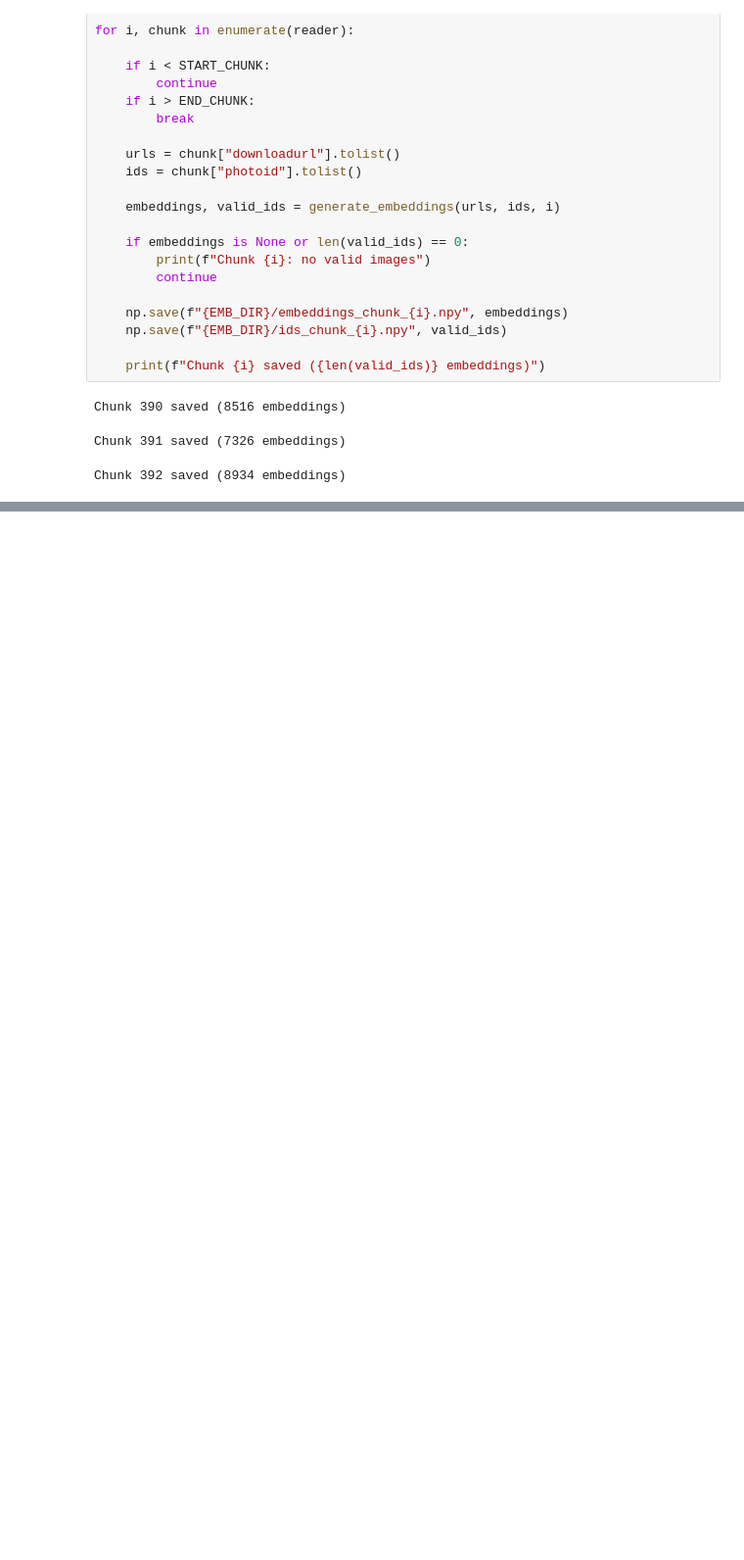
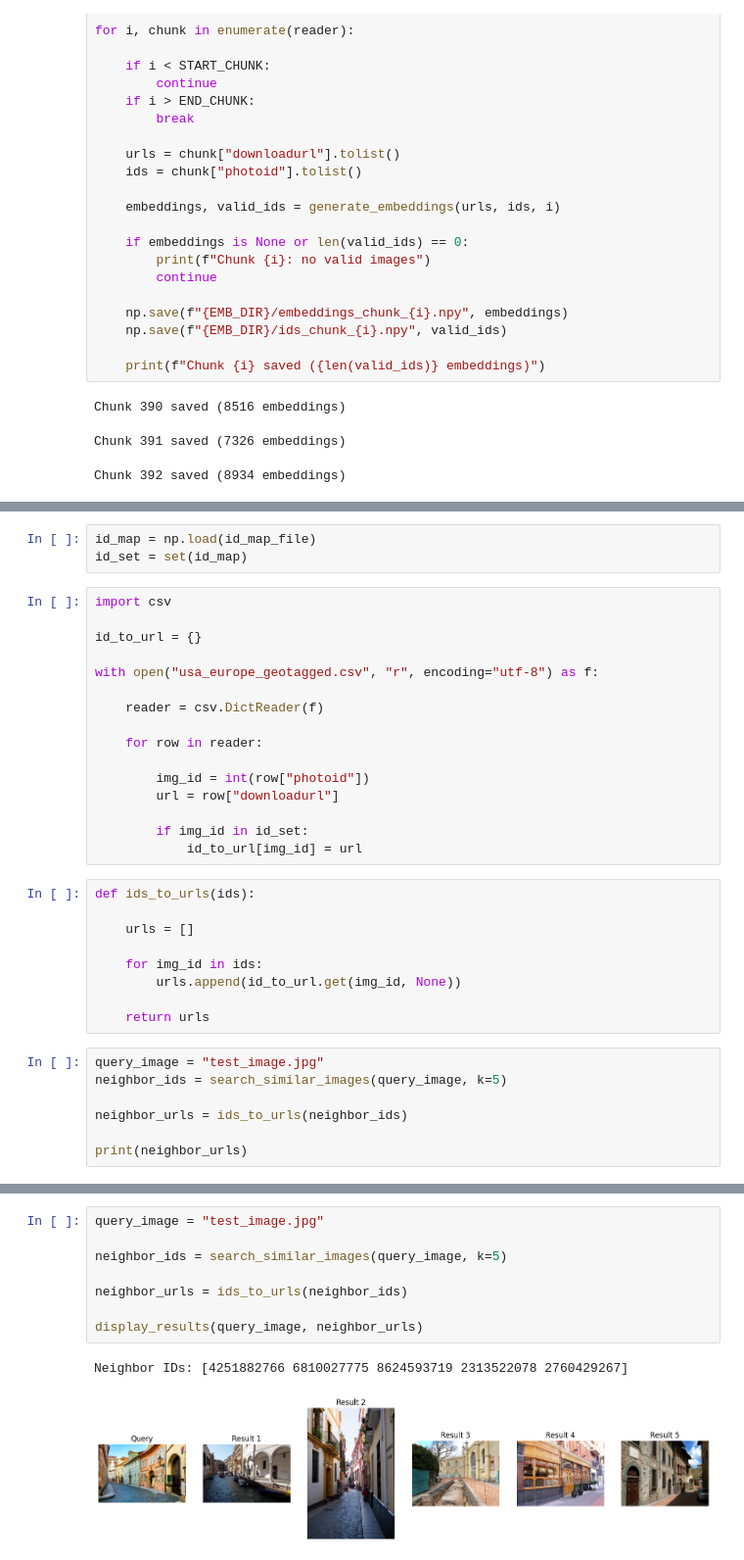
Before and after one commit to AyushModi-byte/Smart-Recommendation-System, a Jupyter notebook: Visual_Embeddings_3.ipynb, the cells around one changed output, grey strips where cells are left out. Shown at 98% size. Drawn from its saved outputs; the diff is of its cells as text; blank space fills up the shorter version.

Commit message:
completed visual feature extraction

```diff
--- a/Visual_Embeddings_3.ipynb
+++ b/Visual_Embeddings_3.ipynb
@@ -173,0 +356,35 @@ Chunk 392 saved (8934 embeddings)
+# %%
+id_map = np.load(id_map_file)
+id_set = set(id_map)
+# %%
+import csv
+
+id_to_url = {}
+
+with open("usa_europe_geotagged.csv", "r", encoding="utf-8") as f:
+
+    reader = csv.DictReader(f)
+
+    for row in reader:
+
+        img_id = int(row["photoid"])
+        url = row["downloadurl"]
+
+        if img_id in id_set:
+            id_to_url[img_id] = url
+# %%
+def ids_to_urls(ids):
+
+    urls = []
+
+    for img_id in ids:
+        urls.append(id_to_url.get(img_id, None))
+
+    return urls
+# %%
+query_image = "test_image.jpg"
+neighbor_ids = search_similar_images(query_image, k=5)
+
+neighbor_urls = ids_to_urls(neighbor_ids)
+
+print(neighbor_urls)
@@ -173,0 +438,11 @@ Chunk 392 saved (8934 embeddings)
+# %%
+query_image = "test_image.jpg"
+
+neighbor_ids = search_similar_images(query_image, k=5)
+
+neighbor_urls = ids_to_urls(neighbor_ids)
+
+display_results(query_image, neighbor_urls)
+# %% [output]
+Neighbor IDs: [4251882766 6810027775 8624593719 2313522078 2760429267]
+[figure, added]
```
Also changed, not shown: parts of 19 cells of this notebook, 2 other files.
